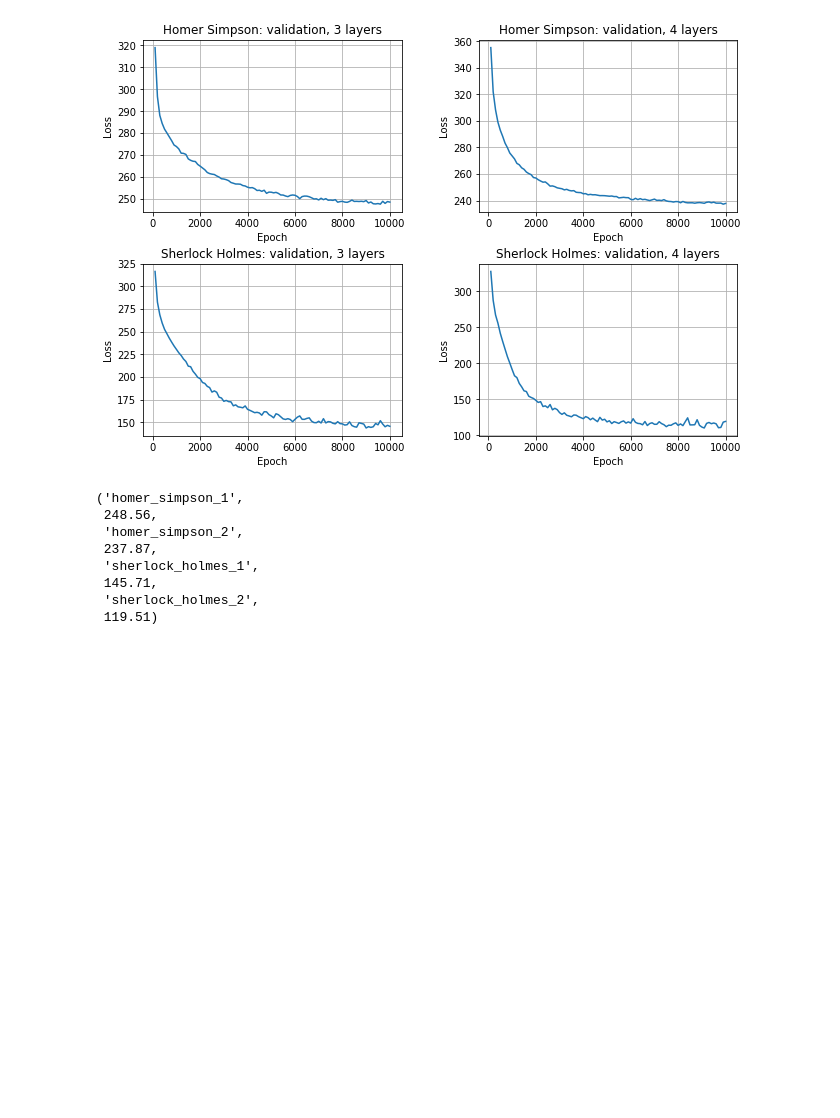
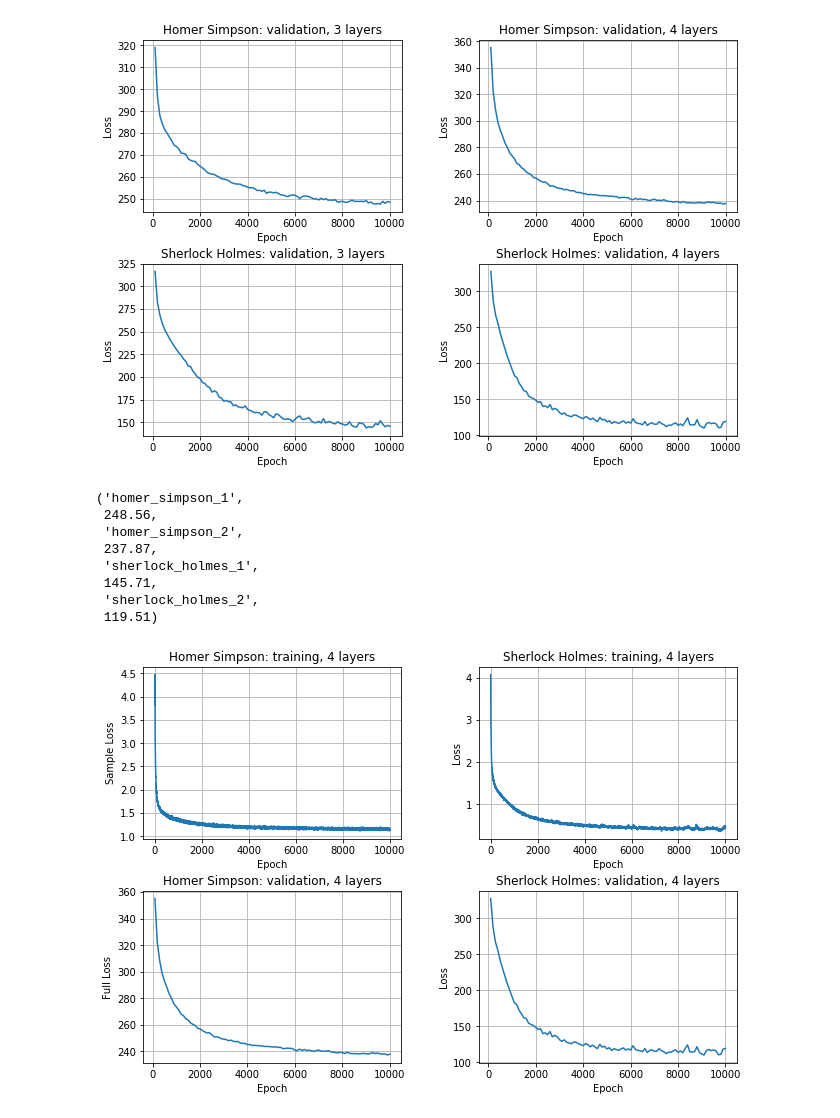
Before and after one commit to langholz/identity-word-prediction, a Jupyter notebook: experiments/character_rnn/overfit_es1k_shared_vocab/analysis.ipynb, the cells around one changed output. Saved outputs shown, nothing was run; the diff lists cells and outputs as text; code cells hidden in the pictures; blank space fills up the shorter version.

```diff
--- a/experiments/character_rnn/overfit_es1k_shared_vocab/analysis.ipynb
+++ b/experiments/character_rnn/overfit_es1k_shared_vocab/analysis.ipynb
@@ -188,3 +188,43 @@ sherlock_holmes_2_test_loss = read_and_parse_test_data(sherlock_holmes_2_file_na
  145.71,
  'sherlock_holmes_2',
  119.51)
+# %%
+plt.figure(1)
+
+plt.subplot(221)
+homer_simpson_1 = read_and_parse_train_data(homer_simpson_2_file_name)
+plt.plot(homer_simpson_1[0], homer_simpson_1[1])
+plt.title("Homer Simpson: training, 4 layers")
+plt.xlabel("Epoch")
+plt.ylabel("Sample Loss")
+plt.grid(True)
+
+plt.subplot(222)
+sherlock_holmes_1 = read_and_parse_train_data(sherlock_holmes_2_file_name)
+plt.plot(sherlock_holmes_1[0], sherlock_holmes_1[1])
+plt.title("Sherlock Holmes: training, 4 layers")
+plt.xlabel("Epoch")
+plt.ylabel("Loss")
+plt.grid(True)
+
+plt.subplot(223)
+homer_simpson_2 = read_and_parse_validation_data(homer_simpson_2_file_name)
+plt.plot(homer_simpson_2[0], homer_simpson_2[1])
+plt.title("Homer Simpson: validation, 4 layers")
+plt.xlabel("Epoch")
+plt.ylabel("Full Loss")
+plt.grid(True)
+
+plt.subplot(224)
+sherlock_holmes_2 = read_and_parse_validation_data(sherlock_holmes_2_file_name)
+plt.plot(sherlock_holmes_2[0], sherlock_holmes_2[1])
+plt.title("Sherlock Holmes: validation, 4 layers")
+plt.xlabel("Epoch")
+plt.ylabel("Loss")
+plt.grid(True)
+
+plt.subplots_adjust(top = 1.5, right = 1.5, wspace = 0.3, hspace = 0.3)
+image_file_path = create_file_path(analysis_directory, "4_layer_comparison.png")
+plt.savefig(image_file_path, bbox_inches = "tight")
+# %% [output]
+[figure, added]
```
Also changed, not shown: 4 other files.
